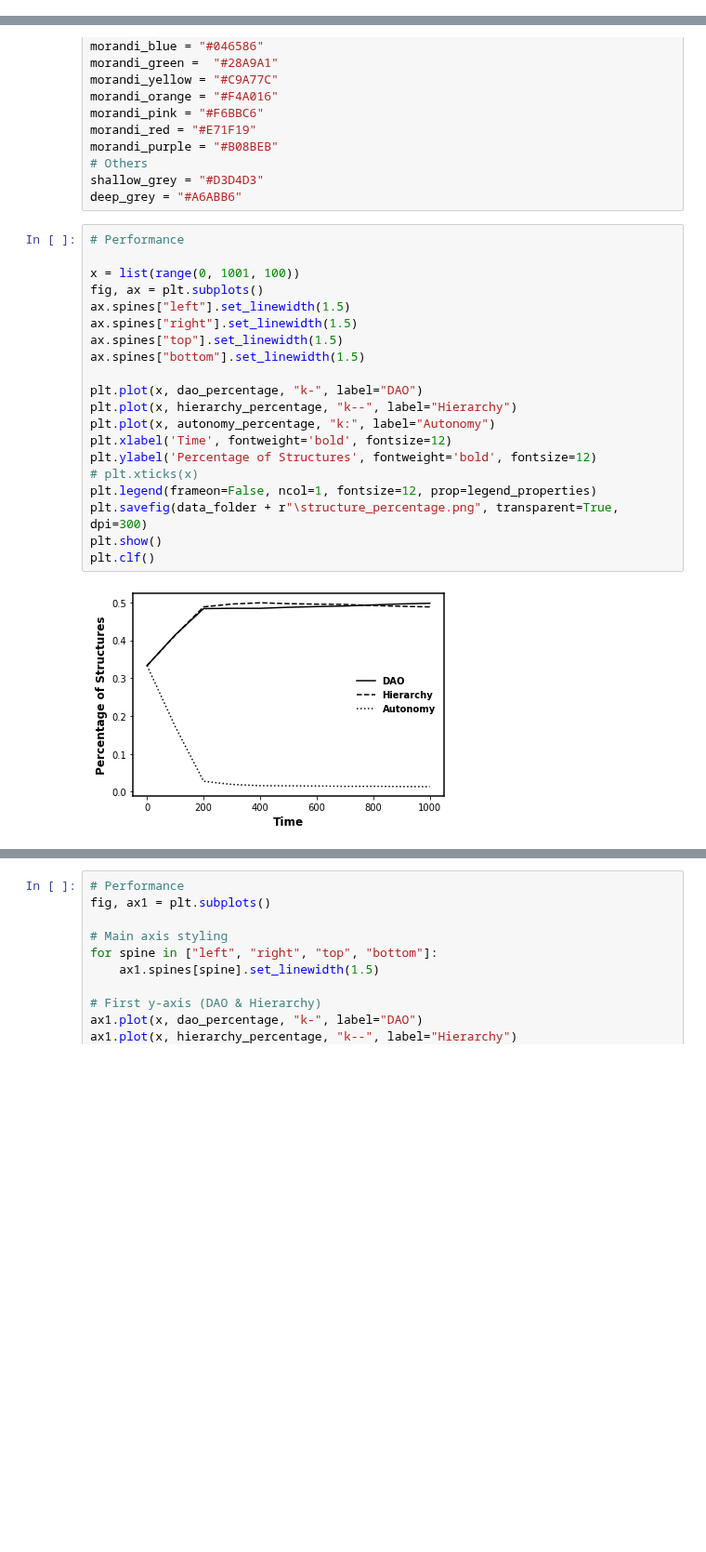
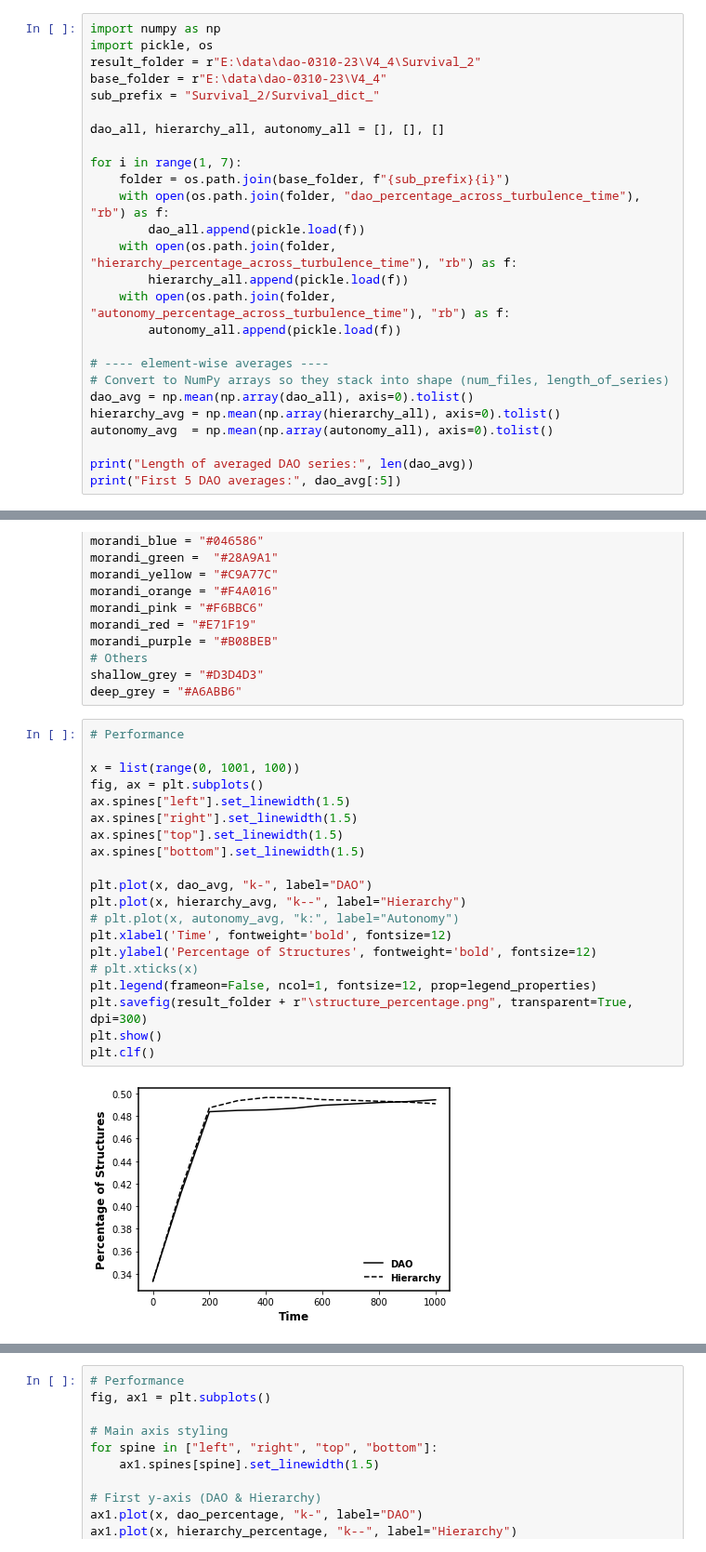
Before and after one commit to GrandJune/DAOs, a Jupyter notebook: V4/Turbulence/Turbulence_Heatmap/Survival_dict/Evaluator.ipynb, the cells around one changed output, grey strips where cells are left out. Shown at 93% size. Drawn from its saved outputs; the diff is of its cells as text; blank space fills up the shorter version.

Commit message:
add survival analysis as per (Greve, 2002)

```diff
--- a/V4/Turbulence/Turbulence_Heatmap/Survival_dict/Evaluator.ipynb
+++ b/V4/Turbulence/Turbulence_Heatmap/Survival_dict/Evaluator.ipynb
@@ -28,0 +7,26 @@ x-axis length:  11
+# %%
+import numpy as np
+import pickle, os
+result_folder = r"E:\data\dao-0310-23\V4_4\Survival_2"
+base_folder = r"E:\data\dao-0310-23\V4_4"
+sub_prefix = "Survival_2/Survival_dict_"
+
+dao_all, hierarchy_all, autonomy_all = [], [], []
+
+for i in range(1, 7):
+    folder = os.path.join(base_folder, f"{sub_prefix}{i}")
+    with open(os.path.join(folder, "dao_percentage_across_turbulence_time"), "rb") as f:
+        dao_all.append(pickle.load(f))
+    with open(os.path.join(folder, "hierarchy_percentage_across_turbulence_time"), "rb") as f:
+        hierarchy_all.append(pickle.load(f))
+    with open(os.path.join(folder, "autonomy_percentage_across_turbulence_time"), "rb") as f:
+        autonomy_all.append(pickle.load(f))
+
+# ---- element-wise averages ----
+# Convert to NumPy arrays so they stack into shape (num_files, length_of_series)
+dao_avg = np.mean(np.array(dao_all), axis=0).tolist()
+hierarchy_avg = np.mean(np.array(hierarchy_all), axis=0).tolist()
+autonomy_avg  = np.mean(np.array(autonomy_all), axis=0).tolist()
+
+print("Length of averaged DAO series:", len(dao_avg))
+print("First 5 DAO averages:", dao_avg[:5])
@@ -49,25 +56,25 @@ deep_grey = "#A6ABB6"
 # %%
 # Performance
 
 x = list(range(0, 1001, 100))
 fig, ax = plt.subplots()
 ax.spines["left"].set_linewidth(1.5)
 ax.spines["right"].set_linewidth(1.5)
 ax.spines["top"].set_linewidth(1.5)
 ax.spines["bottom"].set_linewidth(1.5)
 
-plt.plot(x, dao_percentage, "k-", label="DAO")
-plt.plot(x, hierarchy_percentage, "k--", label="Hierarchy")
-plt.plot(x, autonomy_percentage, "k:", label="Autonomy")
+plt.plot(x, dao_avg, "k-", label="DAO")
+plt.plot(x, hierarchy_avg, "k--", label="Hierarchy")
+# plt.plot(x, autonomy_avg, "k:", label="Autonomy")
 plt.xlabel('Time', fontweight='bold', fontsize=12)
 plt.ylabel('Percentage of Structures', fontweight='bold', fontsize=12)
 # plt.xticks(x)
 plt.legend(frameon=False, ncol=1, fontsize=12, prop=legend_properties)
-plt.savefig(data_folder + r"\structure_percentage.png", transparent=True, dpi=300)
+plt.savefig(result_folder + r"\structure_percentage.png", transparent=True, dpi=300)
 plt.show()
 plt.clf()
 # %% [output]
-[figure, old version]
+[figure, new version]
 <Figure size 432x288 with 0 Axes>
 # %%
 # Performance
```
Also changed, not shown: parts of 2 cells of this notebook, 1 other file.
